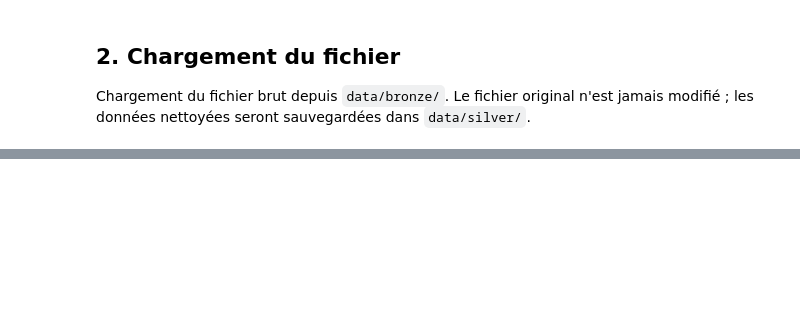
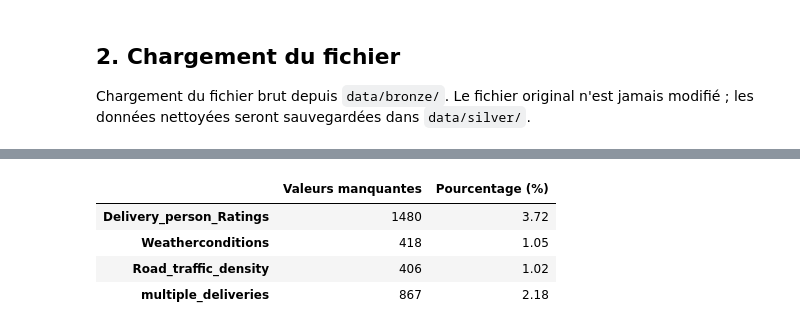
Before and after one commit to jerymy-k/DeliveryETA, a Jupyter notebook: nootbooks/data_cleaning.ipynb, the cells around one changed output, grey strips where cells are left out. Drawn from its saved outputs; the diff is of its cells as text; code cells hidden in the pictures; blank space fills up the shorter version.

```diff
--- a/nootbooks/data_cleaning.ipynb
+++ b/nootbooks/data_cleaning.ipynb
@@ -726,0 +161,20 @@ dtype: int64
+# %%
+def filter_lat_lon(df):
+    df['isLandRestau'] = df.apply(
+        lambda row: globe.is_land(row['Restaurant_latitude'], row['Restaurant_longitude']),
+        axis=1
+    )
+    df['isLandDeli'] = df.apply(
+        lambda row: globe.is_land(row['Delivery_location_latitude'], row['Delivery_location_longitude']),
+        axis=1
+    )
+    df = df[df['isLandRestau'] & df['isLandDeli']]
+    df = df.drop(columns=['isLandRestau', 'isLandDeli'])
+    return df
+
+before = len(df)
+df = filter_lat_lon(df)
+after = len(df)
+print(f"Lignes avant filtrage GPS : {before}")
+print(f"Lignes après filtrage GPS : {after}")
+print(f"Lignes supprimées : {before - after} ({(before-after)/before*100:.1f} %)")
@@ -726,0 +243,11 @@ dtype: int64
+# %%
+missing = df.isna().sum()
+missing_pct = (df.isna().mean() * 100).round(2)
+missing_summary = pd.DataFrame({"Valeurs manquantes": missing, "Pourcentage (%)": missing_pct})
+missing_summary[missing_summary["Valeurs manquantes"] > 0]
+# %% [output]
+|  | Valeurs manquantes | Pourcentage (%) |
+| Delivery_person_Ratings | 1480 | 3.72 |
+| Weatherconditions | 418 | 1.05 |
+| Road_traffic_density | 406 | 1.02 |
+| multiple_deliveries | 867 | 2.18 |
```
Also changed, not shown: parts of 75 cells of this notebook, 2 other files.
